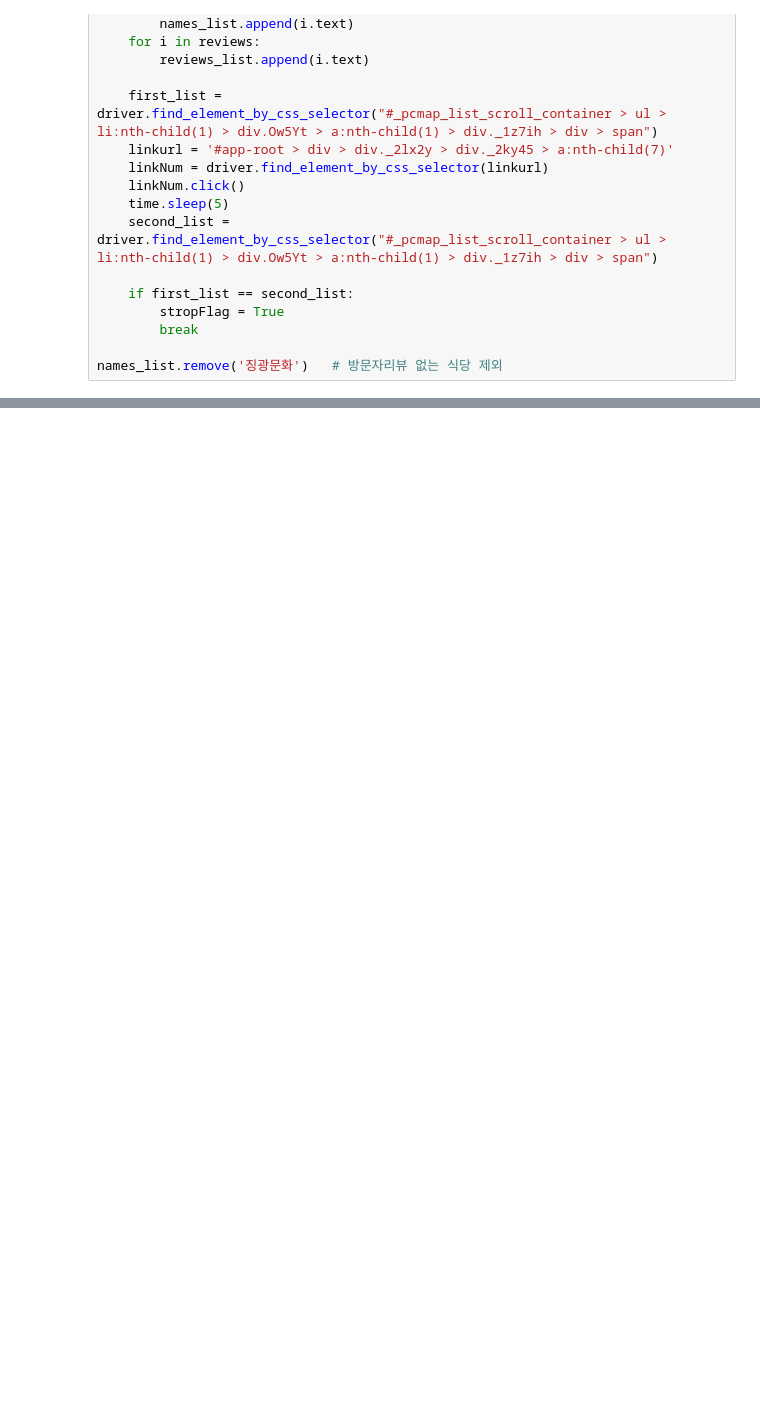
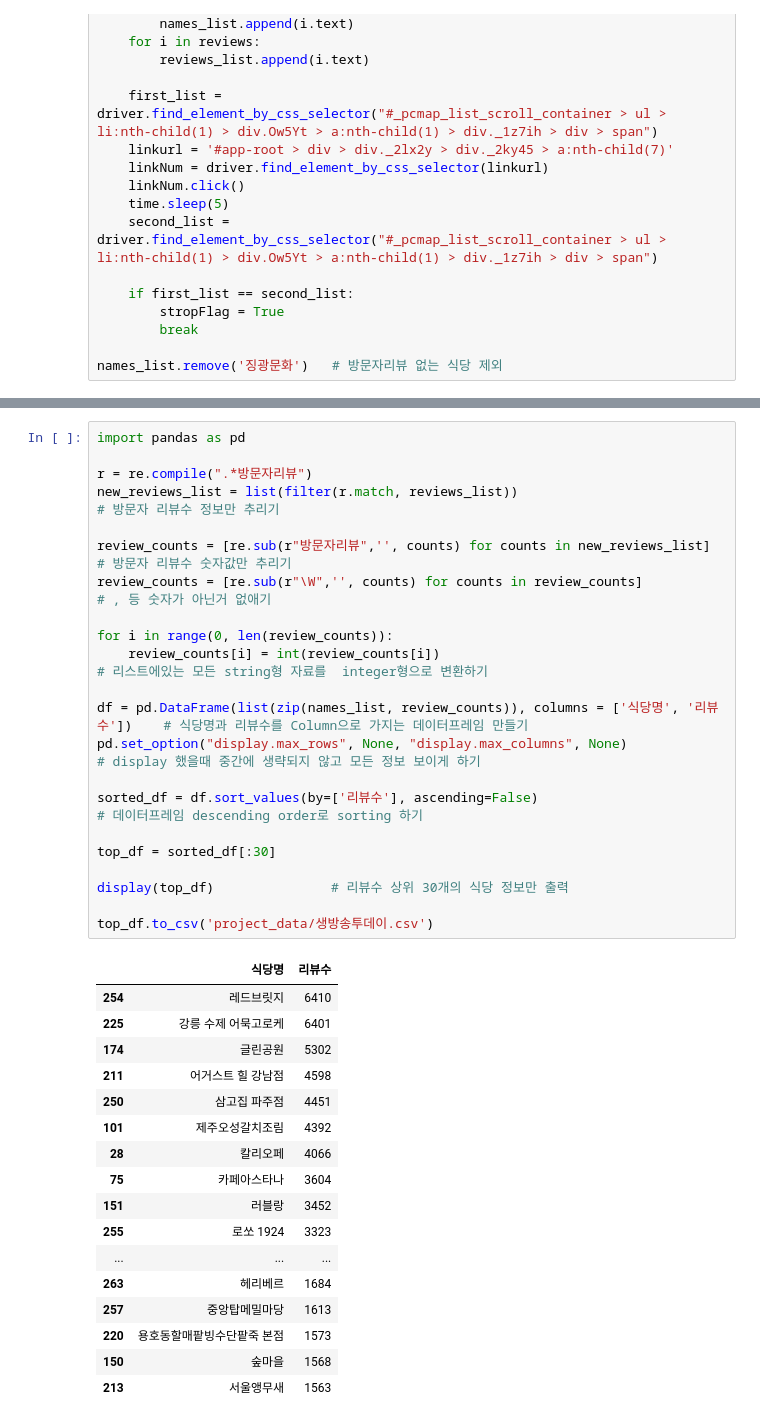
Before and after one commit to moonheee/restaurant-for-media, a Jupyter notebook: broadcast_media.ipynb, the cells around one changed output, grey strips where cells are left out. Cells and saved outputs as stored; diff of their text form; blank space fills up the shorter version.

```diff
--- a/broadcast_media.ipynb
+++ b/broadcast_media.ipynb
@@ -89,0 +250,40 @@ display(sorted_df[:30])
+# %%
+import pandas as pd
+
+r = re.compile(".*방문자리뷰")
+new_reviews_list = list(filter(r.match, reviews_list))                                   # 방문자 리뷰수 정보만 추리기
+
+review_counts = [re.sub(r"방문자리뷰",'', counts) for counts in new_reviews_list]       # 방문자 리뷰수 숫자값만 추리기
+review_counts = [re.sub(r"\W",'', counts) for counts in review_counts]                  # , 등 숫자가 아닌거 없애기
+
+for i in range(0, len(review_counts)):
+    review_counts[i] = int(review_counts[i])                                             # 리스트에있는 모든 string형 자료를  integer형으로 변환하기
+
+df = pd.DataFrame(list(zip(names_list, review_counts)), columns = ['식당명', '리뷰수'])    # 식당명과 리뷰수를 Column으로 가지는 데이터프레임 만들기
+pd.set_option("display.max_rows", None, "display.max_columns", None)                       # display 했을때 중간에 생략되지 않고 모든 정보 보이게 하기
+
+sorted_df = df.sort_values(by=['리뷰수'], ascending=False)                                   # 데이터프레임 descending order로 sorting 하기
+
+top_df = sorted_df[:30]
+
+display(top_df)               # 리뷰수 상위 30개의 식당 정보만 출력
+
+top_df.to_csv('project_data/생방송투데이.csv')
+# %% [output]
+|  | 식당명 | 리뷰수 |
+| 254 | 레드브릿지 | 6410 |
+| 225 | 강릉 수제 어묵고로케 | 6401 |
+| 174 | 글린공원 | 5302 |
+| 211 | 어거스트 힐 강남점 | 4598 |
+| 250 | 삼고집 파주점 | 4451 |
+| 101 | 제주오성갈치조림 | 4392 |
+| 28 | 칼리오페 | 4066 |
+| 75 | 카페아스타나 | 3604 |
+| 151 | 러블랑 | 3452 |
+| 255 | 로쏘 1924 | 3323 |
+| ... | ... | ... |
+| 263 | 헤리베르 | 1684 |
+| 257 | 중앙탑메밀마당 | 1613 |
+| 220 | 용호동할매팥빙수단팥죽 본점 | 1573 |
+| 150 | 숲마을 | 1568 |
+| 213 | 서울앵무새 | 1563 |
```
Also changed, not shown: parts of 28 cells of this notebook, 10 other files.
